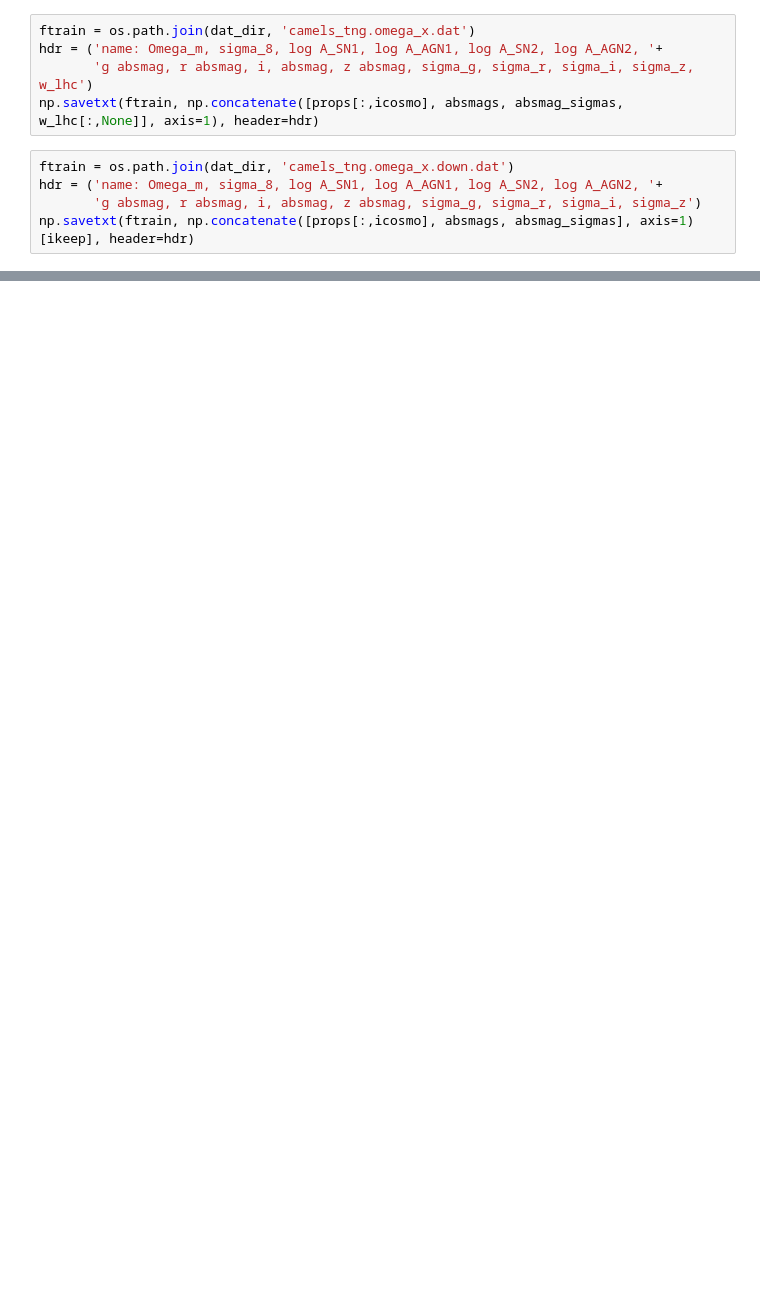
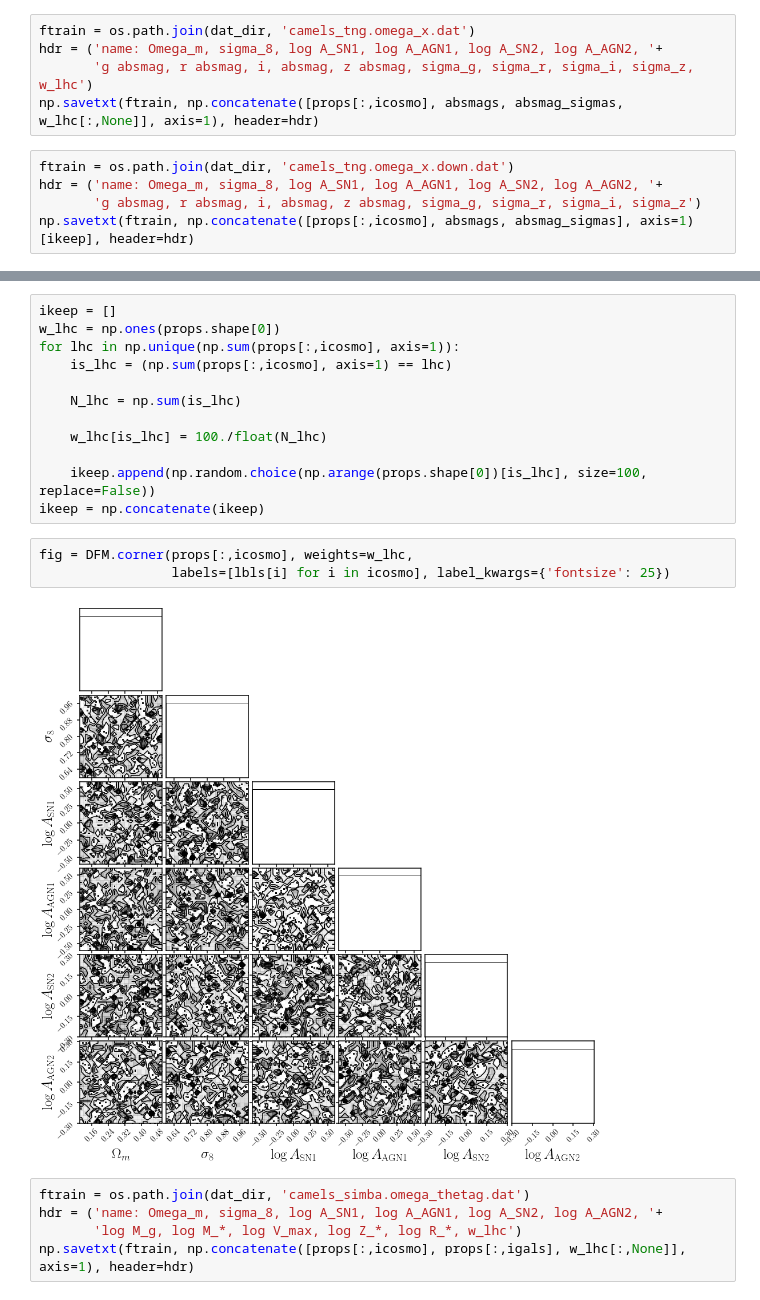
Before and after one commit to changhoonhahn/goleta, a Jupyter notebook: nb/training_data.ipynb, the cells around one changed output, grey strips where cells are left out. Cells and saved outputs as stored; diff of their text form; blank space fills up the shorter version.

```diff
--- a/nb/training_data.ipynb
+++ b/nb/training_data.ipynb
@@ -95,0 +149,22 @@ np.savetxt(ftrain, np.concatenate([props[:,icosmo], absmags, absmag_sigmas], axi
+# %%
+ikeep = []
+w_lhc = np.ones(props.shape[0])
+for lhc in np.unique(np.sum(props[:,icosmo], axis=1)):
+    is_lhc = (np.sum(props[:,icosmo], axis=1) == lhc)
+
+    N_lhc = np.sum(is_lhc)
+
+    w_lhc[is_lhc] = 100./float(N_lhc)
+
+    ikeep.append(np.random.choice(np.arange(props.shape[0])[is_lhc], size=100, replace=False))
+ikeep = np.concatenate(ikeep)
+# %%
+fig = DFM.corner(props[:,icosmo], weights=w_lhc,
+                 labels=[lbls[i] for i in icosmo], label_kwargs={'fontsize': 25})
+# %% [output]
+[figure, added]
+# %%
+ftrain = os.path.join(dat_dir, 'camels_simba.omega_thetag.dat')
+hdr = ('name: Omega_m, sigma_8, log A_SN1, log A_AGN1, log A_SN2, log A_AGN2, '+
+       'log M_g, log M_*, log V_max, log Z_*, log R_*, w_lhc')
+np.savetxt(ftrain, np.concatenate([props[:,icosmo], props[:,igals], w_lhc[:,None]], axis=1), header=hdr)
```
Also changed, not shown: parts of 13 cells of this notebook.
